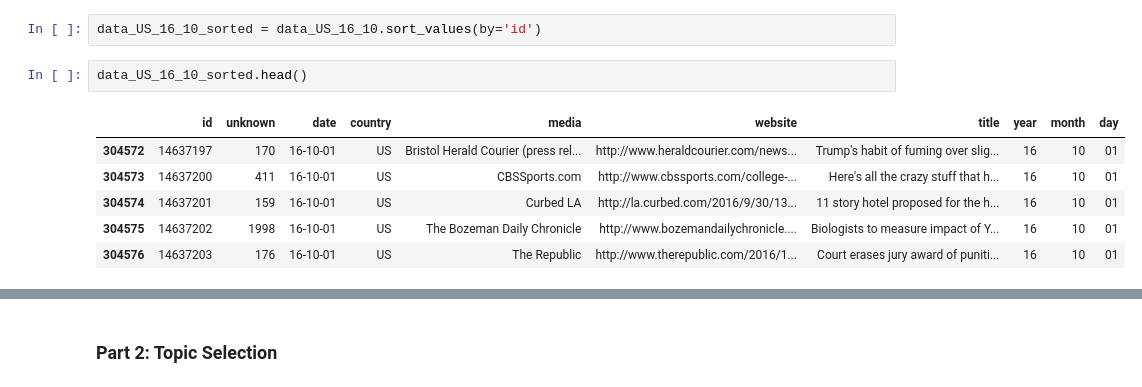
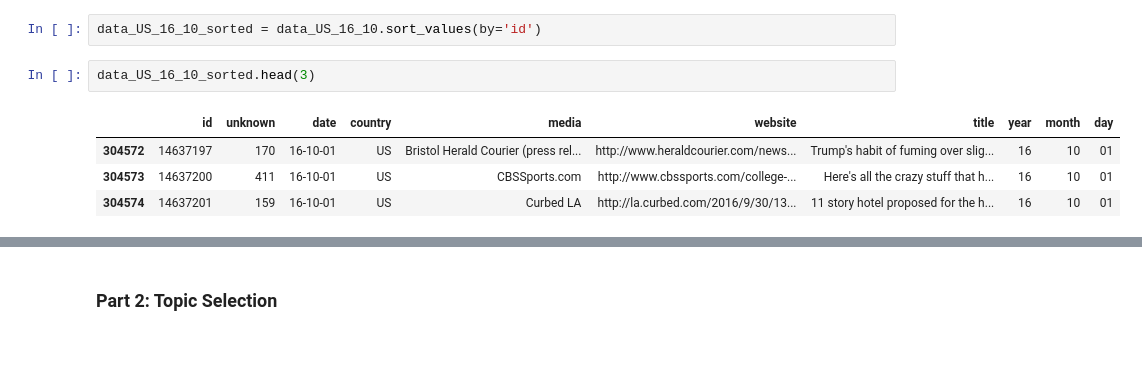
Before and after one commit to TRUMANCFY/Project_ADA_2018, a Jupyter notebook: ada-project.ipynb, the cells around one changed output, grey strips where cells are left out. Cells and saved outputs as stored; diff of their text form; blank space fills up the shorter version.

```diff
--- a/ada-project.ipynb
+++ b/ada-project.ipynb
@@ -159,11 +157,9 @@ data_US_16_10 = new_src_us[(new_src_us['year']=='16') & (new_src_us['month']=='1
 # %%
 data_US_16_10_sorted = data_US_16_10.sort_values(by='id')
 # %%
-data_US_16_10_sorted.head()
+data_US_16_10_sorted.head(3)
 # %% [output]
 |  | id | unknown | date | country | media | website | title | year | month | day |
 | 304572 | 14637197 | 170 | 16-10-01 | US | Bristol Herald Courier (press rel... | http://www.heraldcourier.com/news... | Trump's habit of fuming over slig... | 16 | 10 | 01 |
 | 304573 | 14637200 | 411 | 16-10-01 | US | CBSSports.com | http://www.cbssports.com/college-... | Here's all the crazy stuff that h... | 16 | 10 | 01 |
 | 304574 | 14637201 | 159 | 16-10-01 | US | Curbed LA | http://la.curbed.com/2016/9/30/13... | 11 story hotel proposed for the h... | 16 | 10 | 01 |
-| 304575 | 14637202 | 1998 | 16-10-01 | US | The Bozeman Daily Chronicle | http://www.bozemandailychronicle.... | Biologists to measure impact of Y... | 16 | 10 | 01 |
-| 304576 | 14637203 | 176 | 16-10-01 | US | The Republic | http://www.therepublic.com/2016/1... | Court erases jury award of puniti... | 16 | 10 | 01 |
```
Also changed, not shown: parts of 56 cells of this notebook.
